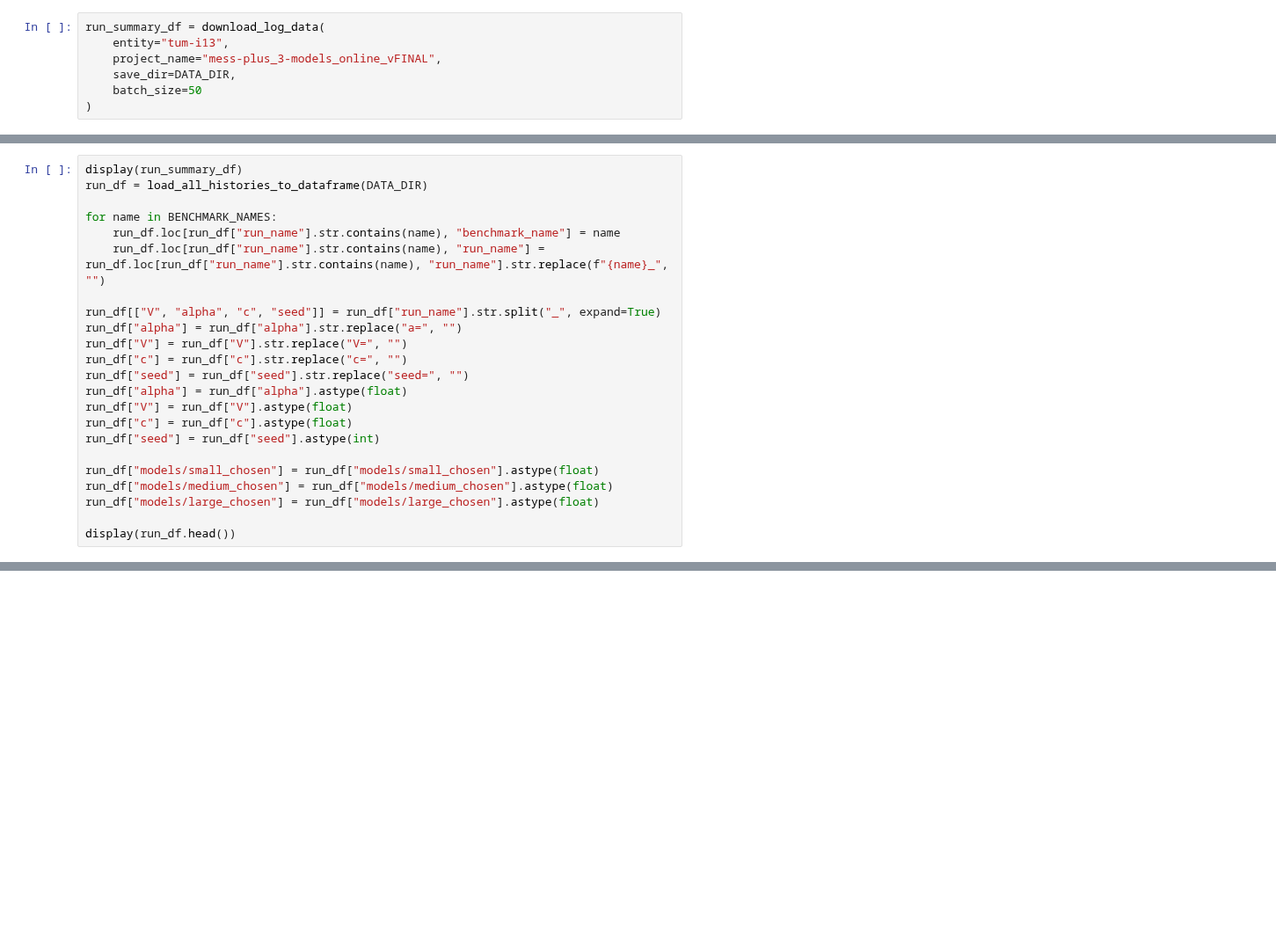
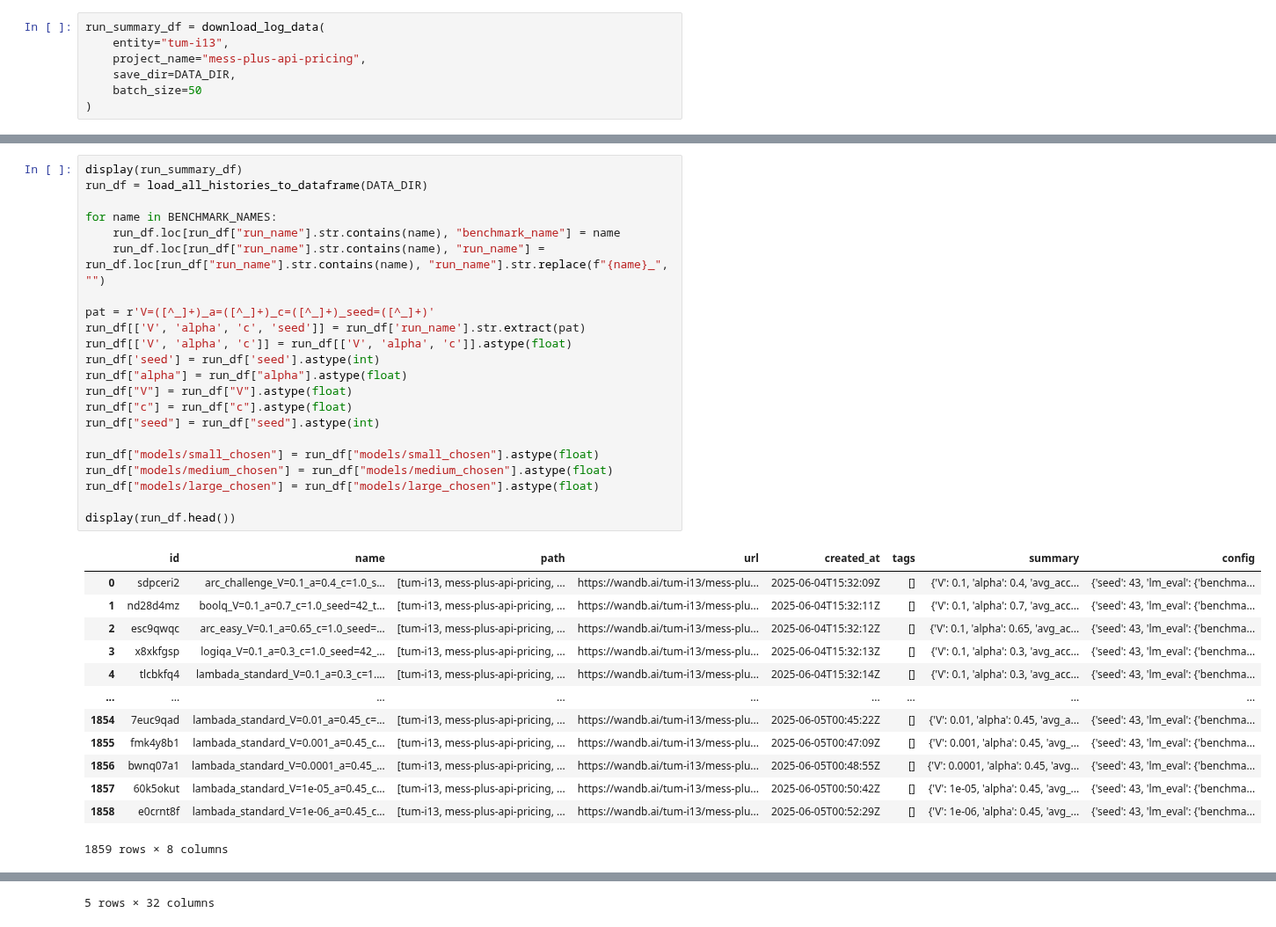
Before and after one commit to laminair/mess-plus, a Jupyter notebook: evaluations/experiments.ipynb, the cells around one changed output, grey strips where cells are left out. Shown at 88% size. Cells and saved outputs as stored; diff of their text form; blank space fills up the shorter version.

```diff
--- a/evaluations/experiments.ipynb
+++ b/evaluations/experiments.ipynb
@@ -25,7 +28,7 @@ plt.rcParams.update({
 # %%
 run_summary_df = download_log_data(
     entity="tum-i13",
-    project_name="mess-plus_3-models_online_vFINAL",
+    project_name="mess-plus-api-pricing",
     save_dir=DATA_DIR,
     batch_size=50
 )
@@ -32,23 +41,36 @@ run_summary_df = download_log_data(
 # %%
 display(run_summary_df)
 run_df = load_all_histories_to_dataframe(DATA_DIR)
 
 for name in BENCHMARK_NAMES:
 	run_df.loc[run_df["run_name"].str.contains(name), "benchmark_name"] = name
 	run_df.loc[run_df["run_name"].str.contains(name), "run_name"] = run_df.loc[run_df["run_name"].str.contains(name), "run_name"].str.replace(f"{name}_", "")
 
-run_df[["V", "alpha", "c", "seed"]] = run_df["run_name"].str.split("_", expand=True)
-run_df["alpha"] = run_df["alpha"].str.replace("a=", "")
-run_df["V"] = run_df["V"].str.replace("V=", "")
-run_df["c"] = run_df["c"].str.replace("c=", "")
-run_df["seed"] = run_df["seed"].str.replace("seed=", "")
+pat = r'V=([^_]+)_a=([^_]+)_c=([^_]+)_seed=([^_]+)'
+run_df[['V', 'alpha', 'c', 'seed']] = run_df['run_name'].str.extract(pat)
+run_df[['V', 'alpha', 'c']] = run_df[['V', 'alpha', 'c']].astype(float)
+run_df['seed'] = run_df['seed'].astype(int)
 run_df["alpha"] = run_df["alpha"].astype(float)
 run_df["V"] = run_df["V"].astype(float)
 run_df["c"] = run_df["c"].astype(float)
 run_df["seed"] = run_df["seed"].astype(int)
 
 run_df["models/small_chosen"] = run_df["models/small_chosen"].astype(float)
 run_df["models/medium_chosen"] = run_df["models/medium_chosen"].astype(float)
 run_df["models/large_chosen"] = run_df["models/large_chosen"].astype(float)
 
 display(run_df.head())
+# %% [output]
+|  | id | name | path | url | created_at | tags | summary | config |
+| 0 | sdpceri2 | arc_challenge_V=0.1_a=0.4_c=1.0_s... | [tum-i13, mess-plus-api-pricing, ... | https://wandb.ai/tum-i13/mess-plu... | 2025-06-04T15:32:09Z | [] | {'V': 0.1, 'alpha': 0.4, 'avg_acc... | {'seed': 43, 'lm_eval': {'benchma... |
+| 1 | nd28d4mz | boolq_V=0.1_a=0.7_c=1.0_seed=42_t... | [tum-i13, mess-plus-api-pricing, ... | https://wandb.ai/tum-i13/mess-plu... | 2025-06-04T15:32:11Z | [] | {'V': 0.1, 'alpha': 0.7, 'avg_acc... | {'seed': 43, 'lm_eval': {'benchma... |
+| 2 | esc9qwqc | arc_easy_V=0.1_a=0.65_c=1.0_seed=... | [tum-i13, mess-plus-api-pricing, ... | https://wandb.ai/tum-i13/mess-plu... | 2025-06-04T15:32:12Z | [] | {'V': 0.1, 'alpha': 0.65, 'avg_ac... | {'seed': 43, 'lm_eval': {'benchma... |
+| 3 | x8xkfgsp | logiqa_V=0.1_a=0.3_c=1.0_seed=42_... | [tum-i13, mess-plus-api-pricing, ... | https://wandb.ai/tum-i13/mess-plu... | 2025-06-04T15:32:13Z | [] | {'V': 0.1, 'alpha': 0.3, 'avg_acc... | {'seed': 43, 'lm_eval': {'benchma... |
+| 4 | tlcbkfq4 | lambada_standard_V=0.1_a=0.3_c=1.... | [tum-i13, mess-plus-api-pricing, ... | https://wandb.ai/tum-i13/mess-plu... | 2025-06-04T15:32:14Z | [] | {'V': 0.1, 'alpha': 0.3, 'avg_acc... | {'seed': 43, 'lm_eval': {'benchma... |
+| ... | ... | ... | ... | ... | ... | ... | ... | ... |
+| 1854 | 7euc9qad | lambada_standard_V=0.01_a=0.45_c=... | [tum-i13, mess-plus-api-pricing, ... | https://wandb.ai/tum-i13/mess-plu... | 2025-06-05T00:45:22Z | [] | {'V': 0.01, 'alpha': 0.45, 'avg_a... | {'seed': 43, 'lm_eval': {'benchma... |
+| 1855 | fmk4y8b1 | lambada_standard_V=0.001_a=0.45_c... | [tum-i13, mess-plus-api-pricing, ... | https://wandb.ai/tum-i13/mess-plu... | 2025-06-05T00:47:09Z | [] | {'V': 0.001, 'alpha': 0.45, 'avg_... | {'seed': 43, 'lm_eval': {'benchma... |
+| 1856 | bwnq07a1 | lambada_standard_V=0.0001_a=0.45_... | [tum-i13, mess-plus-api-pricing, ... | https://wandb.ai/tum-i13/mess-plu... | 2025-06-05T00:48:55Z | [] | {'V': 0.0001, 'alpha': 0.45, 'avg... | {'seed': 43, 'lm_eval': {'benchma... |
+| 1857 | 60k5okut | lambada_standard_V=1e-05_a=0.45_c... | [tum-i13, mess-plus-api-pricing, ... | https://wandb.ai/tum-i13/mess-plu... | 2025-06-05T00:50:42Z | [] | {'V': 1e-05, 'alpha': 0.45, 'avg_... | {'seed': 43, 'lm_eval': {'benchma... |
+| 1858 | e0crnt8f | lambada_standard_V=1e-06_a=0.45_c... | [tum-i13, mess-plus-api-pricing, ... | https://wandb.ai/tum-i13/mess-plu... | 2025-06-05T00:52:29Z | [] | {'V': 1e-06, 'alpha': 0.45, 'avg_... | {'seed': 43, 'lm_eval': {'benchma... |
+1859 rows × 8 columns
@@ -55 +89,2 @@ display(run_df.head())
+5 rows × 32 columns
 # %%
```
Also changed, not shown: parts of 22 cells of this notebook.
